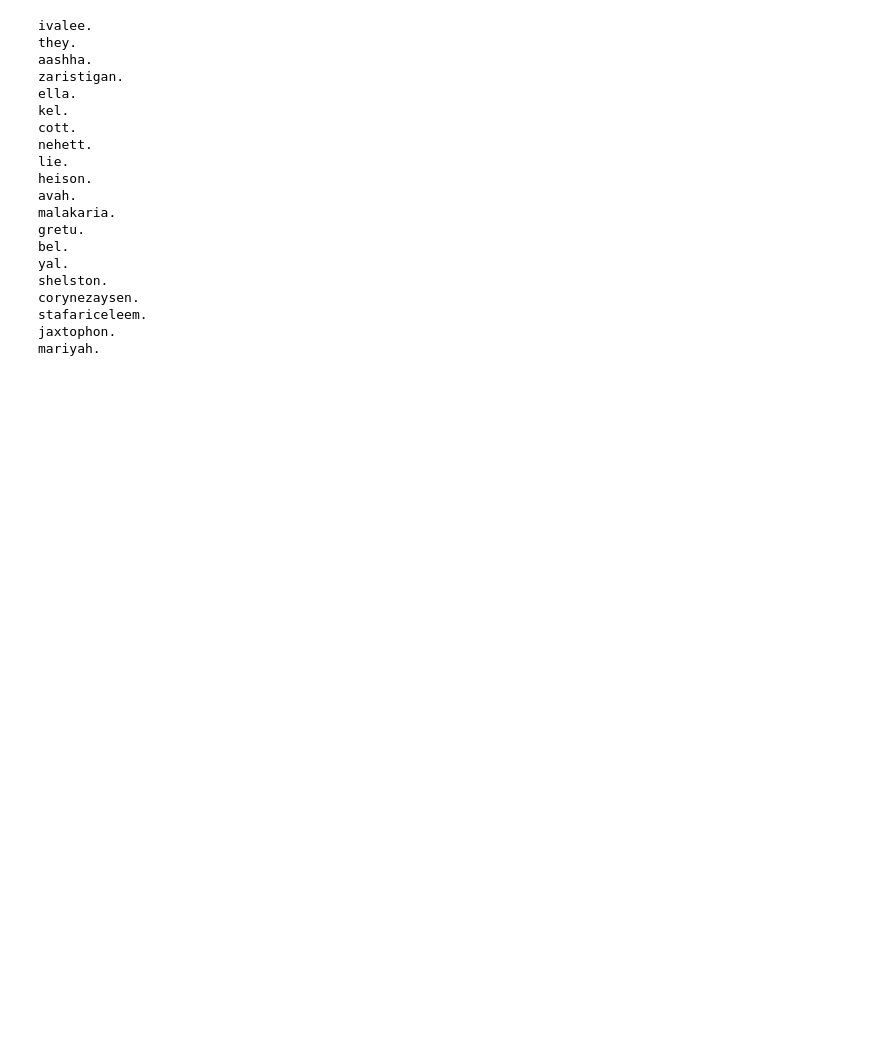
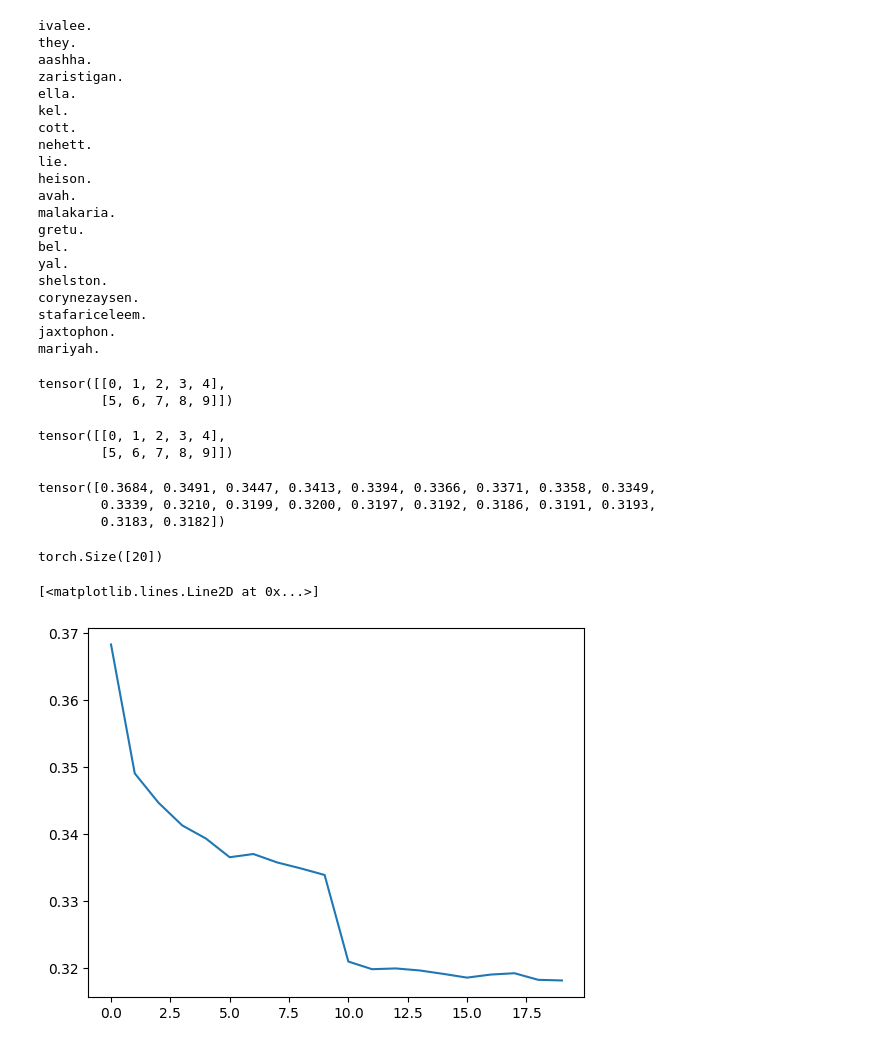
Before and after one commit to YuxinLiu42/Neural-Networks-Learning, a Jupyter notebook: Class 6: Building a WaveNet.ipynb, the cells around one changed output. Saved outputs shown, nothing was run; the diff lists cells and outputs as text; code cells hidden in the pictures; blank space fills up the shorter version.

```diff
--- a/Class 6: Building a WaveNet.ipynb
+++ b/Class 6: Building a WaveNet.ipynb
@@ -283,3 +283,28 @@ corynezaysen.
 stafariceleem.
 jaxtophon.
 mariyah.
+# %%
+torch.arange(10).view(2,5)
+# %% [output]
+tensor([[0, 1, 2, 3, 4],
+        [5, 6, 7, 8, 9]])
+# %%
+torch.arange(10).view(-1,5)
+# %% [output]
+tensor([[0, 1, 2, 3, 4],
+        [5, 6, 7, 8, 9]])
+# %%
+torch.tensor(lossi).view(-1,10000).mean(1)
+# %% [output]
+tensor([0.3684, 0.3491, 0.3447, 0.3413, 0.3394, 0.3366, 0.3371, 0.3358, 0.3349,
+        0.3339, 0.3210, 0.3199, 0.3200, 0.3197, 0.3192, 0.3186, 0.3191, 0.3193,
+        0.3183, 0.3182])
+# %%
+torch.tensor(lossi).view(-1,10000).mean(1).shape
+# %% [output]
+torch.Size([20])
+# %%
+plt.plot(torch.tensor(lossi).view(-1,10000).mean(1))
+# %% [output]
+[<matplotlib.lines.Line2D at 0x...>]
+[figure, added]
```
Also changed, not shown: parts of 1 cell of this notebook.
